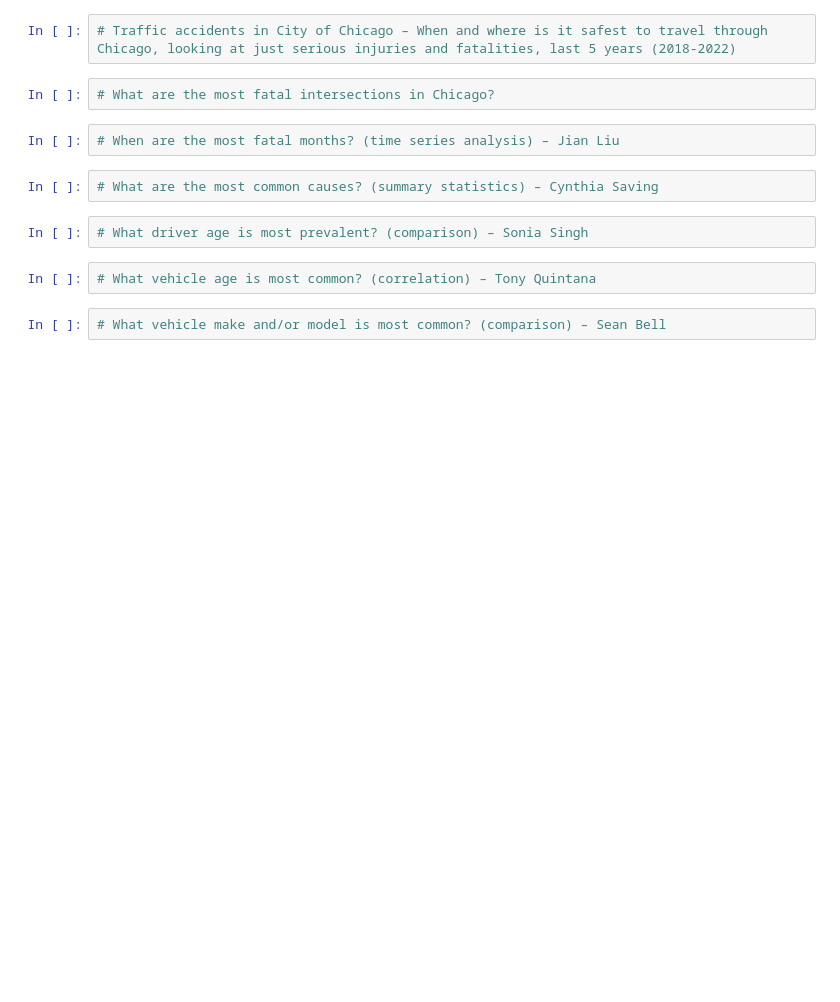
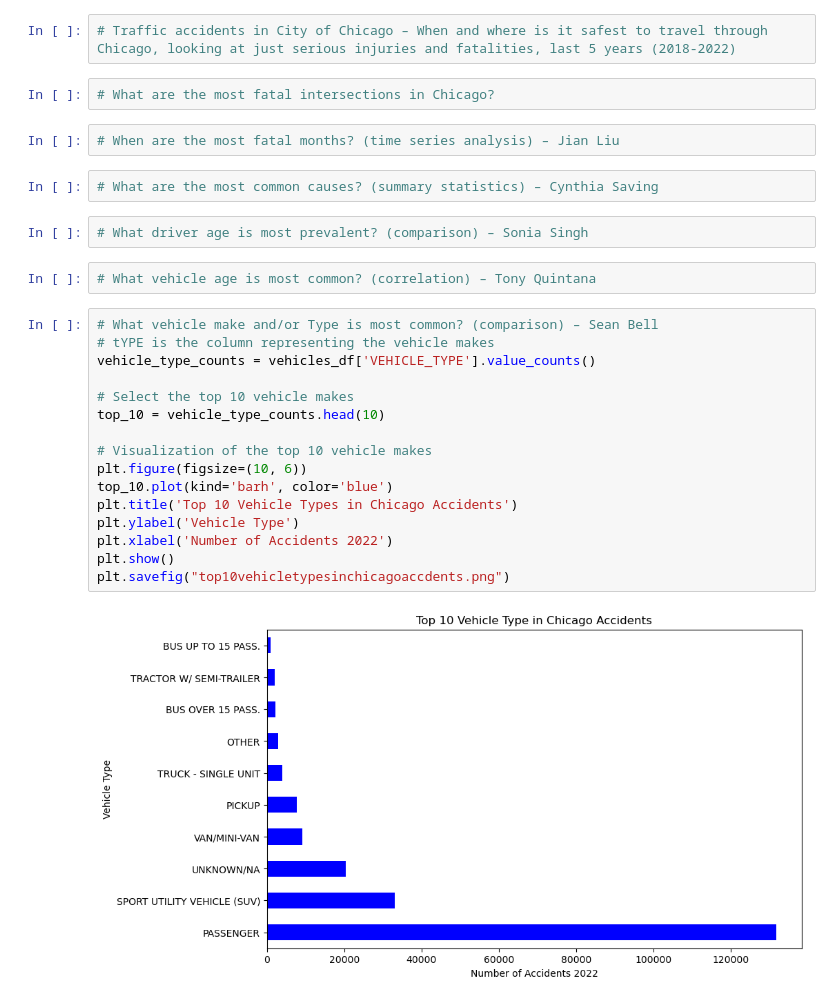
Before and after one commit to NWSBB426/chicago_traffic_crashes, a Jupyter notebook: chicago_traffic_crashes.ipynb, the cells around one changed output. Drawn from its saved outputs; the diff is of its cells as text; blank space fills up the shorter version.

Commit message:
sean's completed file

```diff
--- a/chicago_traffic_crashes.ipynb
+++ b/chicago_traffic_crashes.ipynb
@@ -118,5 +119,21 @@ vehicles_df.head()
 # What driver age is most prevalent? (comparison) – Sonia Singh
 # %%
 # What vehicle age is most common? (correlation) – Tony Quintana
-# %%
-# What vehicle make and/or model is most common? (comparison) – Sean Bell
+# %%
+# What vehicle make and/or Type is most common? (comparison) – Sean Bell
+# tYPE is the column representing the vehicle makes
+vehicle_type_counts = vehicles_df['VEHICLE_TYPE'].value_counts()
+
+# Select the top 10 vehicle makes
+top_10 = vehicle_type_counts.head(10)
+
+# Visualization of the top 10 vehicle makes
+plt.figure(figsize=(10, 6))
+top_10.plot(kind='barh', color='blue')
+plt.title('Top 10 Vehicle Types in Chicago Accidents')
+plt.ylabel('Vehicle Type')
+plt.xlabel('Number of Accidents 2022')
+plt.show()
+plt.savefig("top10vehicletypesinchicagoaccdents.png")
+# %% [output]
+[figure, added]
```
Also changed, not shown: parts of 2 cells of this notebook.
